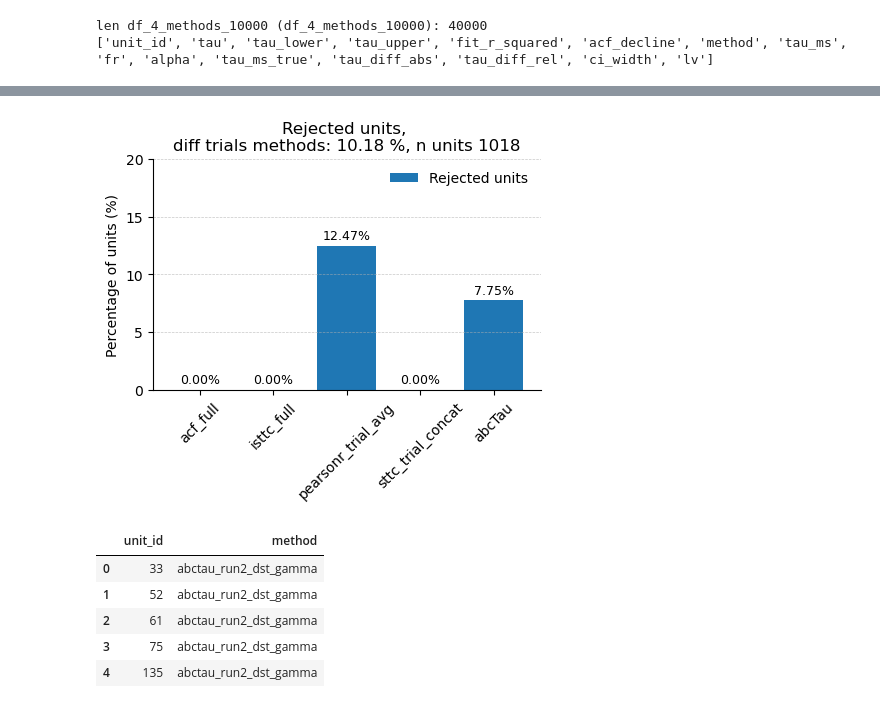
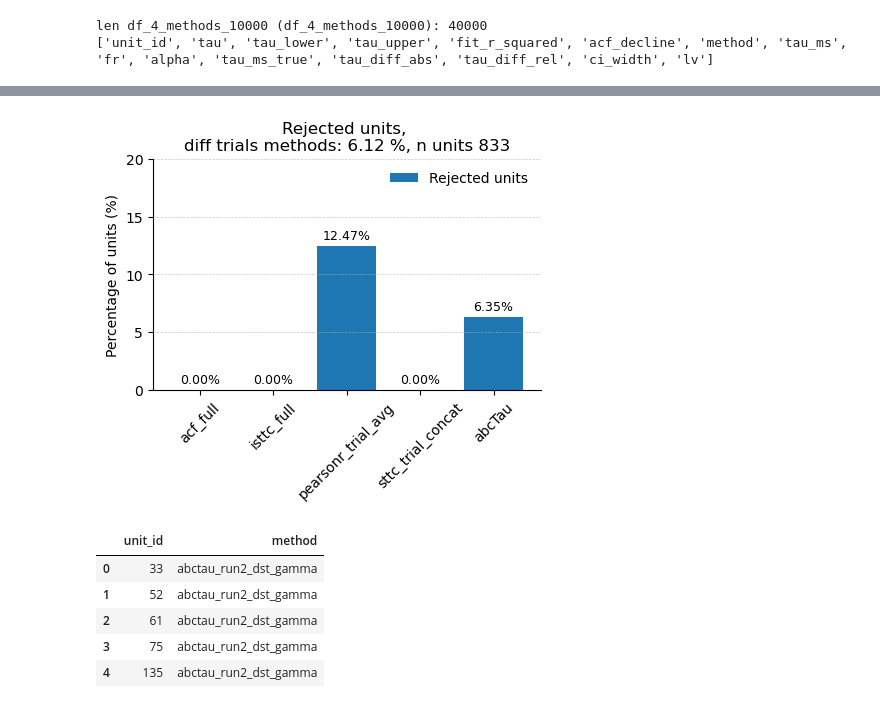
Before and after one commit to iinnpp/isttc, a Jupyter notebook: notebooks/synthetic/plot_taus_with_abctau.ipynb, the cells around one changed output, grey strips where cells are left out. Saved outputs shown, nothing was run; the diff lists cells and outputs as text; code cells hidden in the pictures.

```diff
--- a/notebooks/synthetic/plot_taus_with_abctau.ipynb
+++ b/notebooks/synthetic/plot_taus_with_abctau.ipynb
@@ -21,7 +21,7 @@ plt.rcParams['svg.fonttype'] = 'none'
 results_folder = project_folder_path + 'results\\synthetic\\results\\param_fr_alpha_tau\\'
 fig_folder = project_folder_path + 'results\\synthetic\\results\\param_fr_alpha_tau_abctau\\figs\\'
 # %%
-save_fig = False
+save_fig = True
 # %% [markdown]
 ### Load summary dataframes
 
@@ -447,3 +432,18 @@ inspect(df_4_methods_10000, "df_4_methods_10000 (df_4_methods_10000)")
 # %% [output]
 len df_4_methods_10000 (df_4_methods_10000): 40000
 ['unit_id', 'tau', 'tau_lower', 'tau_upper', 'fit_r_squared', 'acf_decline', 'method', 'tau_ms', 'fr', 'alpha', 'tau_ms_true', 'tau_diff_abs', 'tau_diff_rel', 'ci_width', 'lv']
+# %%
+# temp for abcTau while computation is running
+intervals = [
+    (0, 4000),
+    (4000, 5329),
+    (6000, 6858),
+    (8000, 8329)
+]
+numbers = []
+for start, end in intervals:
+    numbers.extend(range(start, end + 1))
+
+missing_mask = ~pd.Series(numbers).isin(df_abctau_subset["unit_id"])
+missing_numbers = pd.Series(numbers)[missing_mask].tolist()
+len(missing_numbers)
@@ -467,14 +469,15 @@ def compute_exclusion(group):
 
 exclusion_df = df_4_methods_10000.groupby('method').apply(compute_exclusion).reset_index()
 
-diff_trial_methods = exclusion_df.set_index('method').loc['pearsonr_trial_avg', 'exclusion'] - \
-                     exclusion_df.set_index('method').loc['sttc_trial_concat', 'exclusion']
-diff_trial_methods_perc = exclusion_df.set_index('method').loc['pearsonr_trial_avg', 'exclusion_perc'] - \
-                     exclusion_df.set_index('method').loc['sttc_trial_concat', 'exclusion_perc']
+# temp for abcTau while computation is running
+exclusion_df.loc[len(exclusion_df)] = ['abcTau', len(missing_numbers), np.nan, len(missing_numbers),
+                                       len(missing_numbers) / len(numbers) * 100, np.nan, len(missing_numbers) / len(numbers) * 100]
+
+diff_trial_methods = exclusion_df.set_index('method').loc['pearsonr_trial_avg', 'tau_nans'] - \
+                     exclusion_df.set_index('method').loc['abcTau', 'tau_nans']
+diff_trial_methods_perc = exclusion_df.set_index('method').loc['pearsonr_trial_avg', 'percent_tau_nans'] - \
+                     exclusion_df.set_index('method').loc['abcTau', 'percent_tau_nans']
 print(f'diff_trial_methods {diff_trial_methods}, diff_trial_methods_perc {diff_trial_methods_perc}')
 
-exclusion_df.loc[len(exclusion_df)] = ['abcTau', 462, np.nan, 462, 7.75, np.nan, 7.75]
 exclusion_df
-
-exclusion_df
 # %% [output]
@@ -488,27 +491,27 @@ diff_trial_methods 1018.0, diff_trial_methods_perc 10.18
 # %%
 methods = exclusion_df['method']
 x = np.arange(len(methods))
 
 fig, axes = plt.subplots(1,1, figsize=(5,3))
 
 axes.bar(x, exclusion_df['percent_tau_nans'], label='Rejected units')
 #axes.bar(x, exclusion_df['percent_fit_r_squared_neg'], bottom=exclusion_df['percent_tau_nans'], label='Negative R-squared')
 axes.set_xticks(x, methods, rotation=45)
 axes.set_ylabel('Percentage of units (%)')
-axes.set_title(f'Rejected units, \ndiff trials methods: {diff_trial_methods_perc} %, n units {int(diff_trial_methods)}')
+axes.set_title(f'Rejected units, \ndiff trials methods: {diff_trial_methods_perc:.2f} %, n units {int(diff_trial_methods)}')
 axes.legend(frameon = False)
 axes.grid(True, which="both", axis='y', linestyle="--", linewidth=0.5, alpha=0.7)
 axes.set_yticks([0,5,10,15,20])
 
 total = exclusion_df['percent_tau_nans']
 for i, (xi, height) in enumerate(zip(x, total)):
     axes.text(xi, height + 0.3, f"{height:.2f}%", ha='center', va='bottom', fontsize=9)
 
 sns.despine()
 
 if save_fig:
     plt.savefig(fig_folder + 'excluded_fits_plot.png' , bbox_inches='tight', dpi=300)
     plt.savefig(fig_folder + 'excluded_fits_plot.svg' , bbox_inches='tight')
 # %% [output]
-[figure, old version]
+[figure, new version]
 # %%
```
Also changed, not shown: parts of 17 cells of this notebook, 4 other files.
